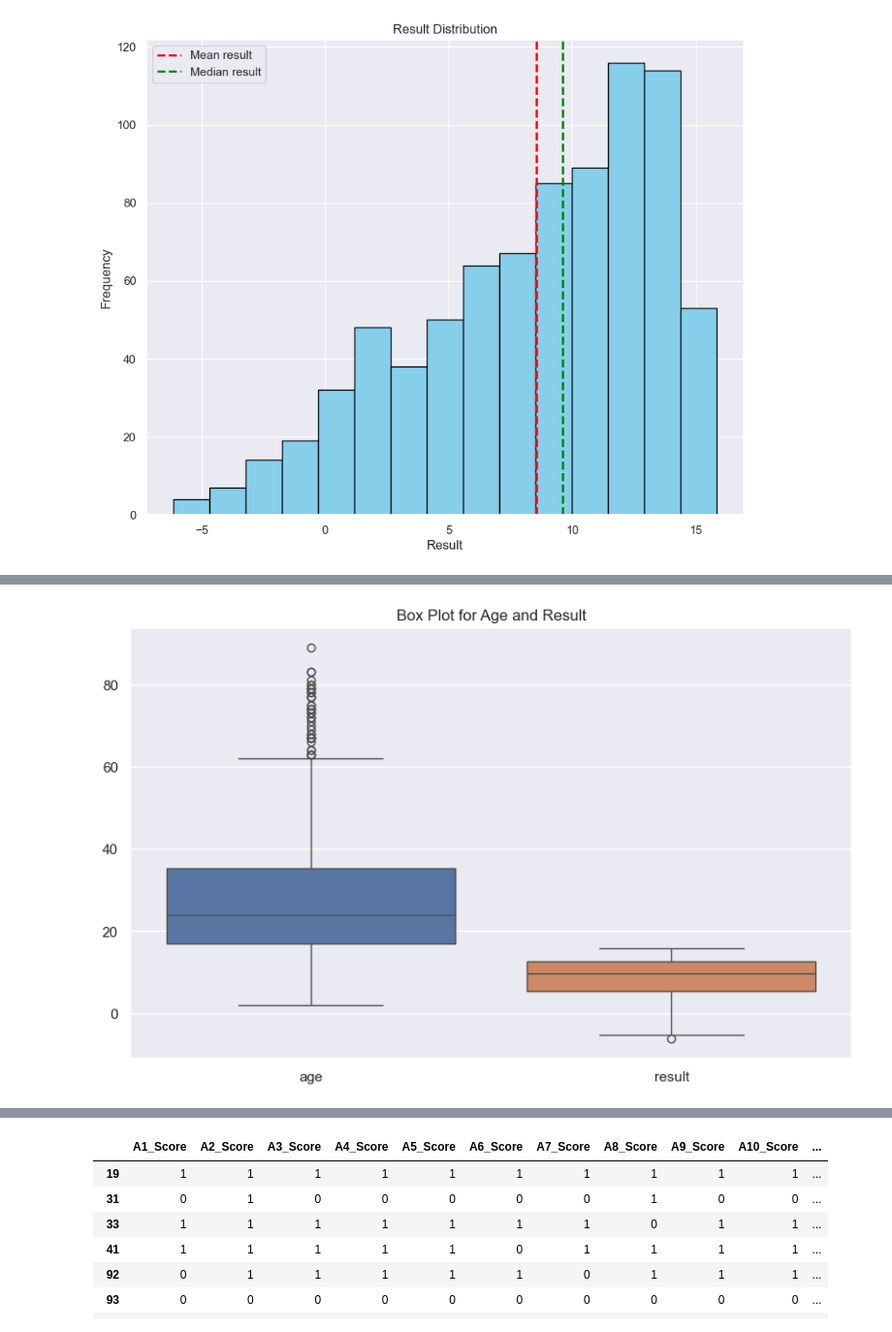
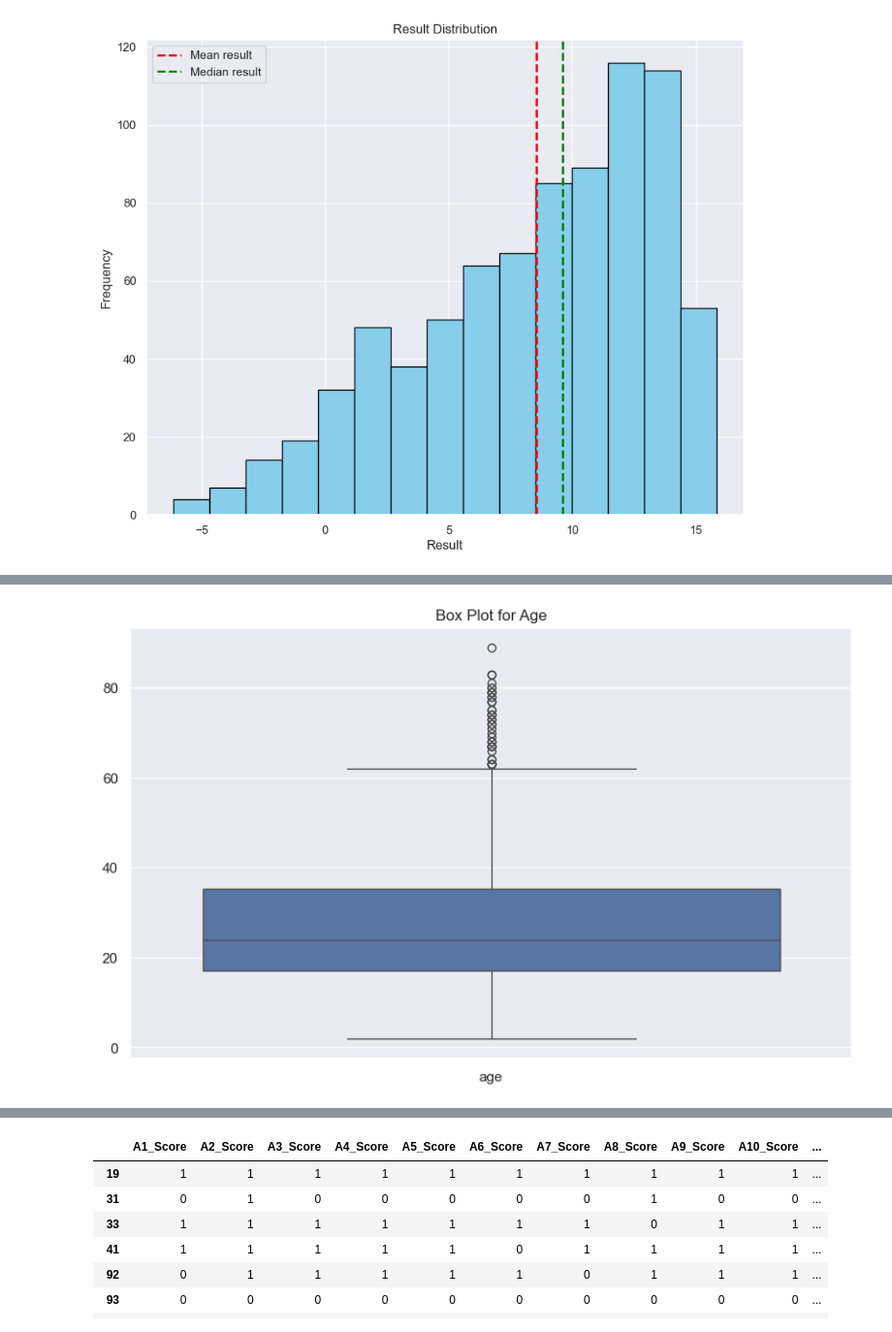
Before and after one commit to gargdivyansh1/MachineLearningProjects, a Jupyter notebook: Autism Prediction/first.ipynb, the cells around one changed output, grey strips where cells are left out. Shown at 97% size. Cells and saved outputs as stored; diff of their text form; code cells hidden in the pictures.

```diff
--- a/Autism Prediction/first.ipynb
+++ b/Autism Prediction/first.ipynb
@@ -246,8 +290,8 @@ plt.show()
 # %%
 ## Box plots for identifying outliers for numeic data
 plt.figure(figsize=(10, 6))
-sns.boxplot(data=df[['age', 'result']])
-plt.title('Box Plot for Age and Result')
+sns.boxplot(data=df[['age']])
+plt.title('Box Plot for Age')
 plt.show()
 # %% [output]
-[figure, old version]
+[figure, new version]
```
Also changed, not shown: parts of 44 cells of this notebook, 1 other file.
